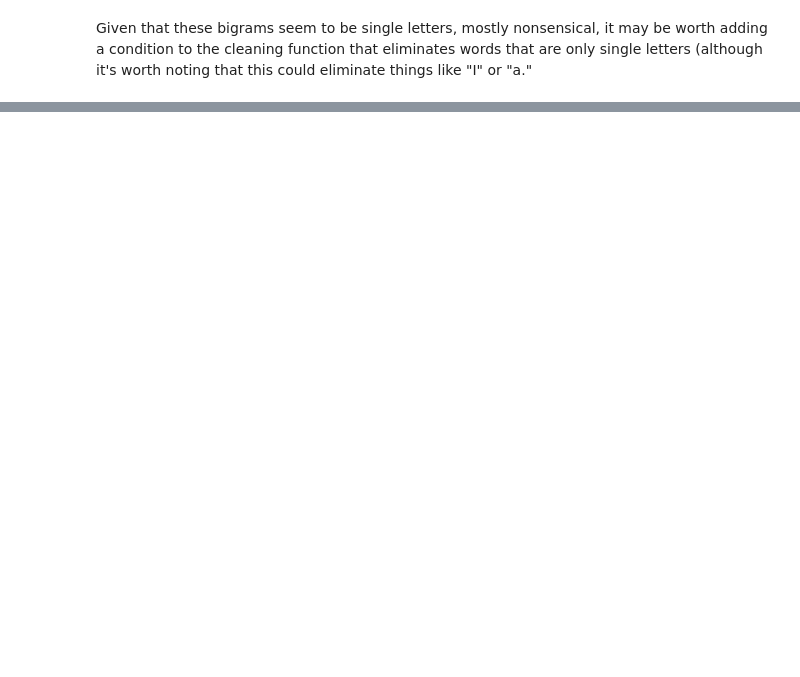
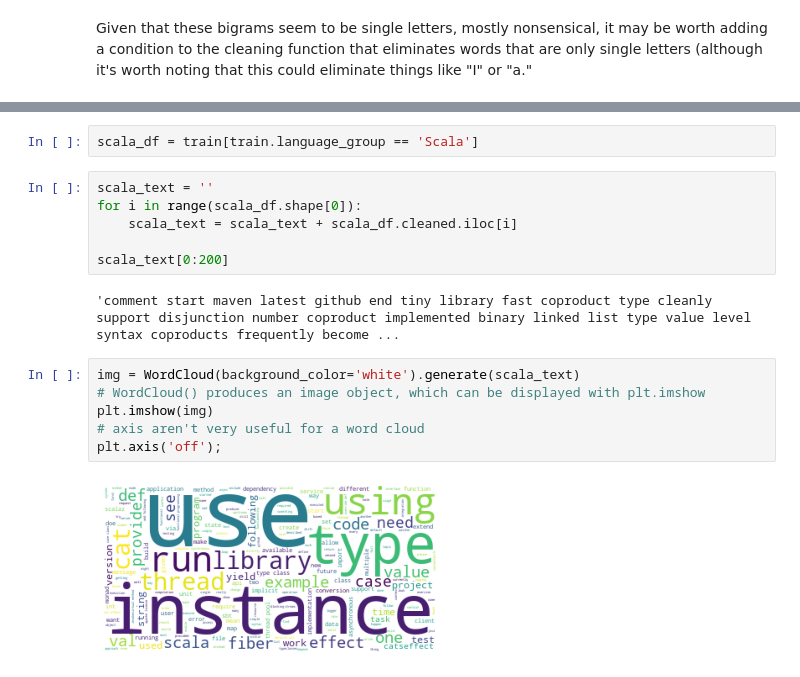
Before and after one commit to laskowski-maggard-miller/nlp_project, a Jupyter notebook: greg_scratchpad.ipynb, the cells around one changed output, grey strips where cells are left out. Cells and saved outputs as stored; diff of their text form; blank space fills up the shorter version.

```diff
--- a/greg_scratchpad.ipynb
+++ b/greg_scratchpad.ipynb
@@ -169,0 +136,18 @@ Given that these bigrams seem to be single letters, mostly nonsensical, it may b
+# %%
+scala_df = train[train.language_group == 'Scala']
+# %%
+scala_text = ''
+for i in range(scala_df.shape[0]):
+    scala_text = scala_text + scala_df.cleaned.iloc[i]
+
+scala_text[0:200]
+# %% [output]
+'comment start maven latest github end tiny library fast coproduct type cleanly support disjunction number coproduct implemented binary linked list type value level syntax coproducts frequently become ...
+# %%
+img = WordCloud(background_color='white').generate(scala_text)
+# WordCloud() produces an image object, which can be displayed with plt.imshow
+plt.imshow(img)
+# axis aren't very useful for a word cloud
+plt.axis('off');
+# %% [output]
+[figure, added]
```
Also changed, not shown: parts of 47 cells of this notebook.
